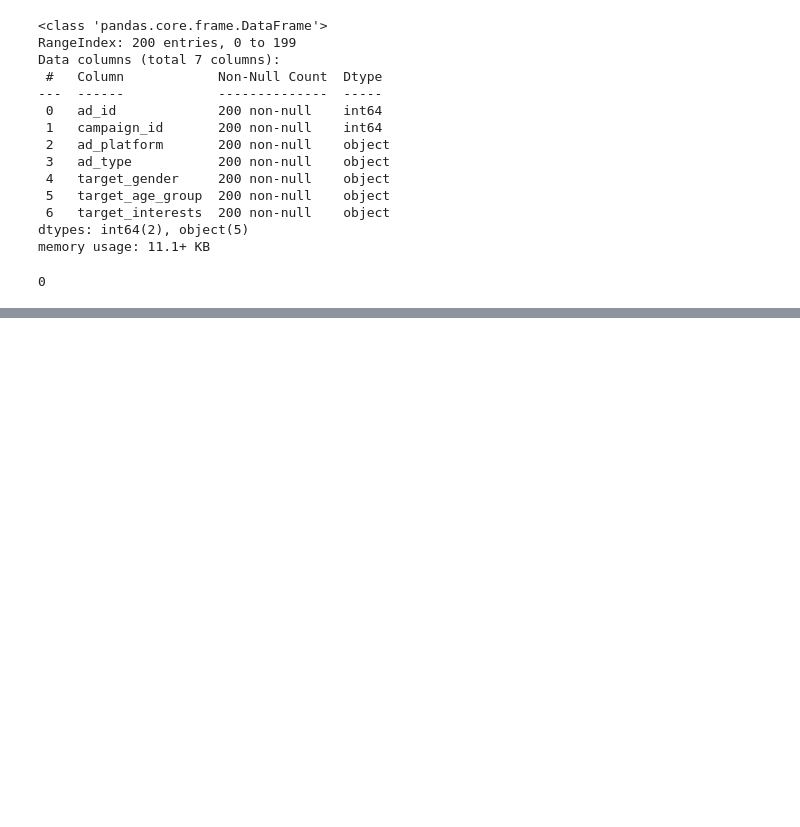
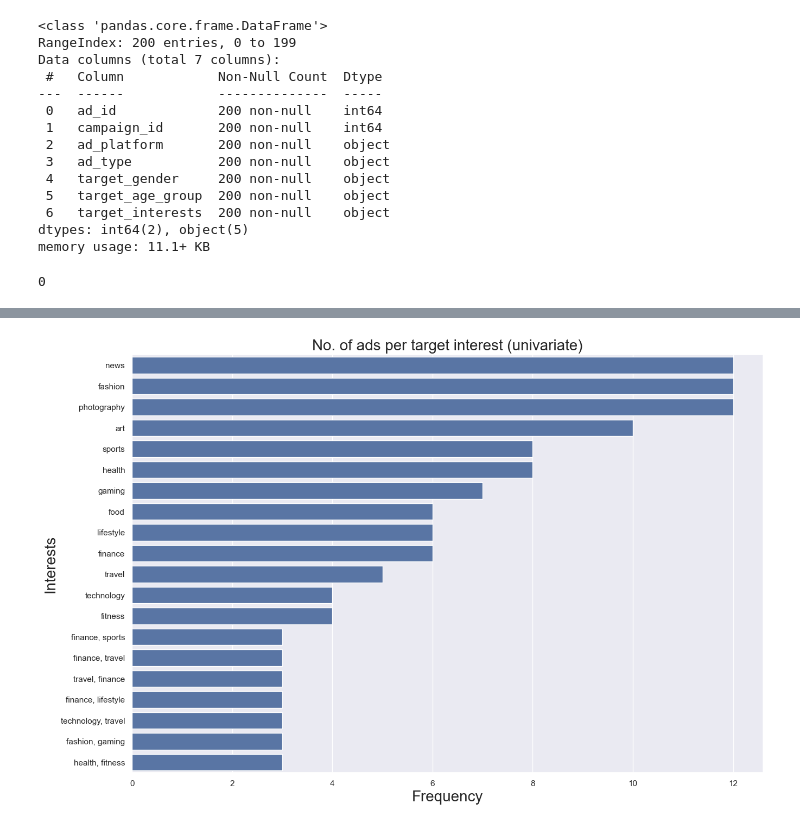
Before and after one commit to yellow-bananas-are-sweet/social-media-advertisement, a Jupyter notebook: analysis.ipynb, the cells around one changed output, grey strips where cells are left out. Cells and saved outputs as stored; diff of their text form; code cells hidden in the pictures; blank space fills up the shorter version.

```diff
--- a/analysis.ipynb
+++ b/analysis.ipynb
@@ -83,0 +92,10 @@ plt.show()
+# %%
+plt.figure(figsize=(15,10))
+sea.set(style=('darkgrid'))
+gph = sea.countplot(data=d, y='target_interests', order=d['target_interests'].value_counts().index[:20])
+gph.set_xlabel('Frequency', fontsize=20)
+gph.set_ylabel('Interests', fontsize=20)
+gph.set_title('No. of ads per target interest (univariate)', fontsize=20)
+plt.show()
+# %% [output]
+[figure, added]
```
Also changed, not shown: parts of 8 cells of this notebook.
